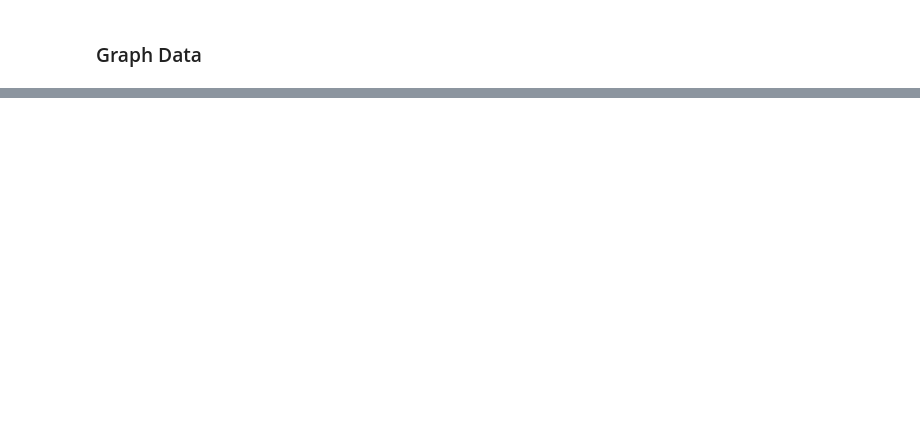
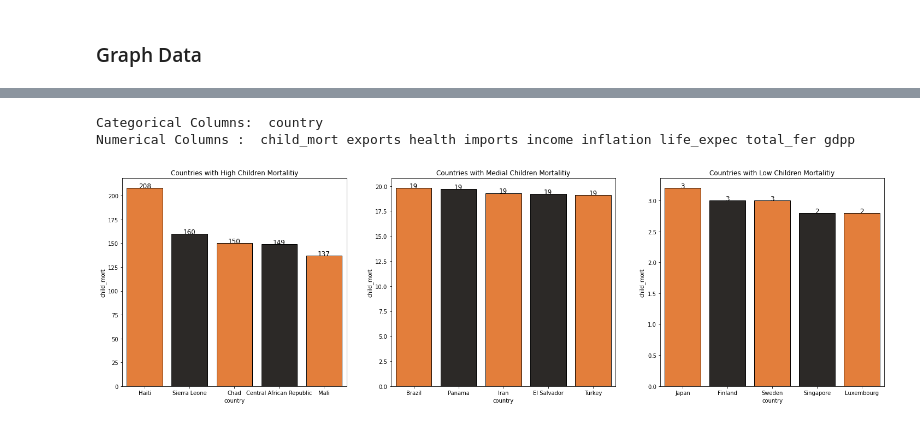
Before and after one commit to fpaul787/tackleml, a Jupyter notebook: unsupervised_learning/k_means.ipynb, the cells around one changed output, grey strips where cells are left out. Cells and saved outputs as stored; diff of their text form; code cells hidden in the pictures; blank space fills up the shorter version.

```diff
--- a/unsupervised_learning/k_means.ipynb
+++ b/unsupervised_learning/k_means.ipynb
@@ -75,0 +138,32 @@ for i in columns:
+# %%
+print("Categorical Columns: ", *categorical_columns)
+print("Numerical Columns : ", *numerical_columns)
+# %% [output]
+Categorical Columns:  country
+Numerical Columns :  child_mort exports health imports income inflation life_expec total_fer gdpp
+# %%
+colors = ['#FF781F','#2D2926']
+fig = plt.subplots(nrows = 1,ncols = 3,figsize = (25,7))
+plt.subplot(1,3,1)
+ax = sns.barplot(x = 'country',y = 'child_mort', data = data.sort_values(ascending = False,by = 'child_mort').iloc[:5],palette = colors,edgecolor = 'black');
+plt.title('Countries with High Children Mortalitiy')
+for rect in ax.patches:
+    ax.text(rect.get_x() + rect.get_width()/2, rect.get_height(), int(rect.get_height()),
+            horizontalalignment='center', fontsize = 12)
+
+plt.subplot(1,3,2)
+ax = sns.barplot(x = 'country',y = 'child_mort', data = data.sort_values(ascending = False,by = 'child_mort').iloc[81:86],palette = colors,edgecolor = 'black');
+plt.title('Countries with Medial Children Mortalitiy')
+for rect in ax.patches:
+    ax.text(rect.get_x() + rect.get_width()/2, rect.get_height(), int(rect.get_height()),
+            horizontalalignment='center', fontsize = 12)
+
+plt.subplot(1,3,3)
+ax = sns.barplot(x = 'country',y = 'child_mort', data = data.sort_values(ascending = False,by = 'child_mort').iloc[161:166],palette = colors,edgecolor = 'black');
+plt.title('Countries with Low Children Mortalitiy')
+for rect in ax.patches:
+    ax.text(rect.get_x() + rect.get_width()/2, rect.get_height(), int(rect.get_height()),
+            horizontalalignment='center', fontsize = 12)
+plt.show()
+# %% [output]
+[figure, added]
```
Also changed, not shown: parts of 13 cells of this notebook.
